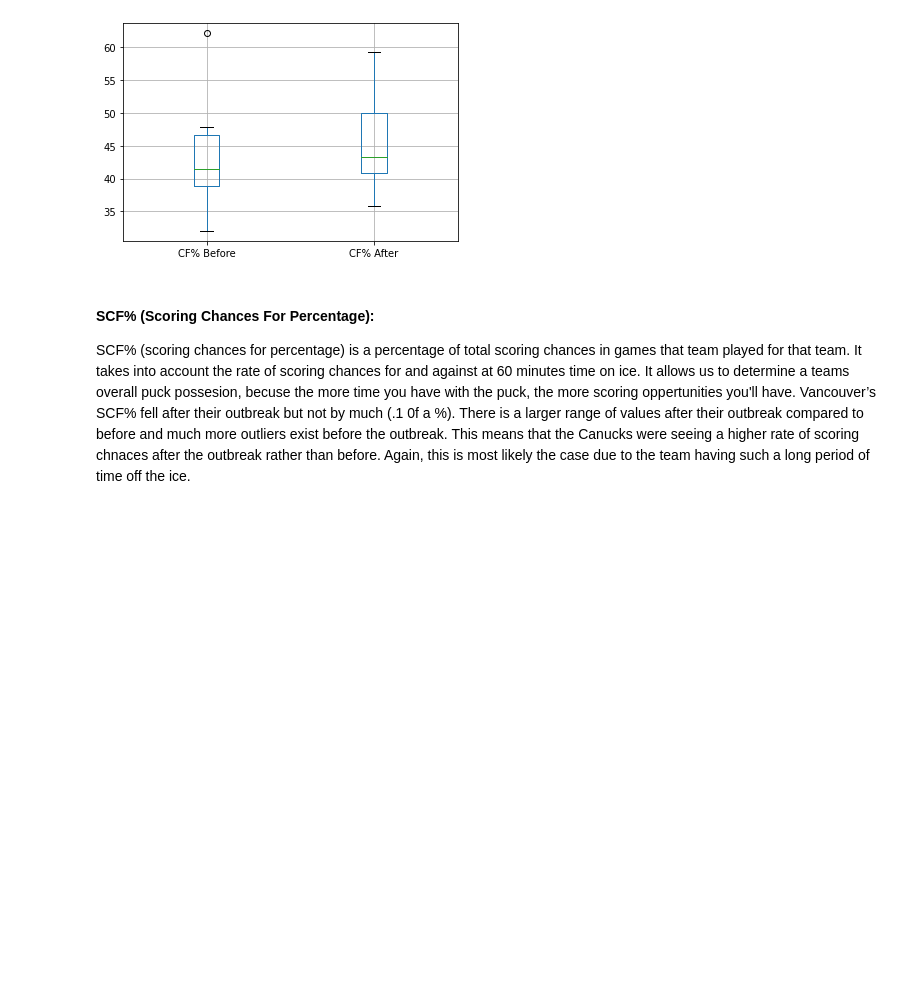
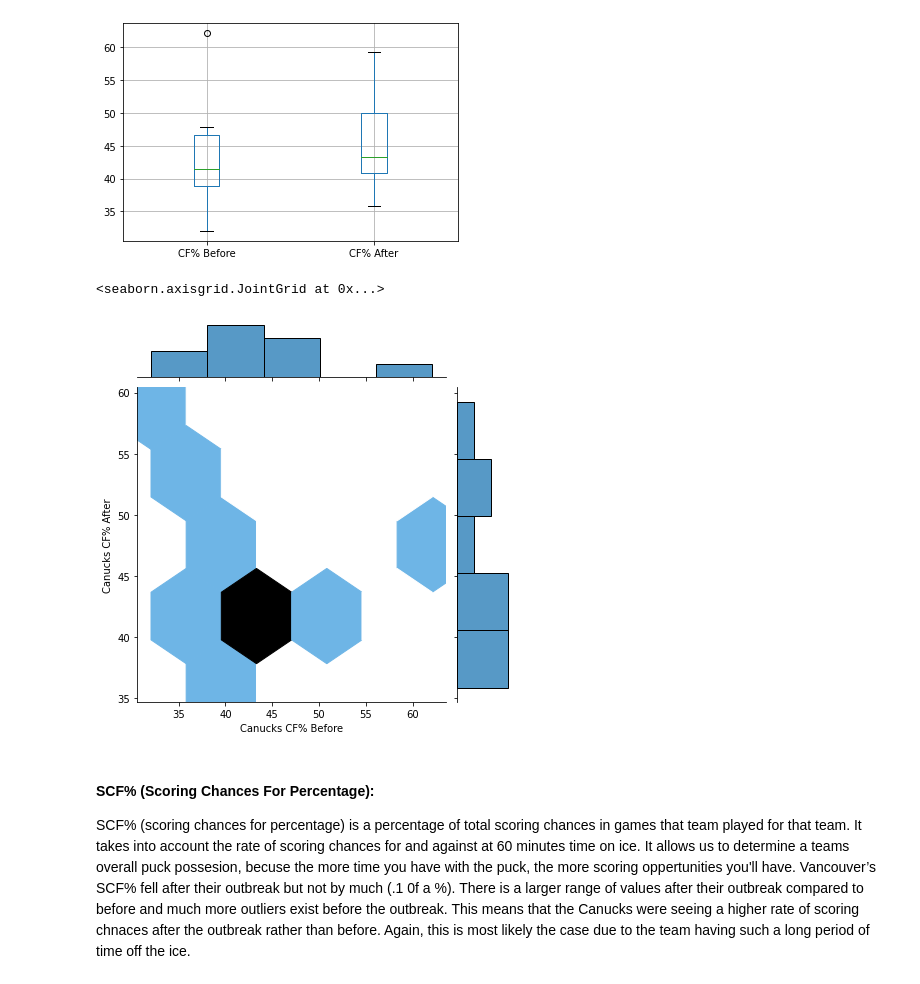
Before and after one commit to data301-2021-winter1/project-group23-project, a Jupyter notebook: notebooks/analysis1.ipynb, the cells around one changed output. Cells and saved outputs as stored; diff of their text form; code cells hidden in the pictures; blank space fills up the shorter version.

Commit message:
Added Graphs

```diff
--- a/notebooks/analysis1.ipynb
+++ b/notebooks/analysis1.ipynb
@@ -348,6 +323,11 @@ CanucksBandA.boxplot(['CF% Before','CF% After'])
 # %% [output]
 <AxesSubplot:>
 [figure]
+# %%
+sns.jointplot(data=FinalCovidDataFrame, x='Canucks CF% Before', y='Canucks CF% After', kind='hex')
+# %% [output]
+<seaborn.axisgrid.JointGrid at 0x...>
+[figure, added]
 # %% [markdown]
 #### SCF% (Scoring Chances For Percentage):
 SCF% (scoring chances for percentage)  is a percentage of total scoring chances in games that team played for that team. It takes into account the rate of scoring chances for and against at 60 minutes time on ice. It allows us to determine a teams overall puck possesion, becuse the more time you have with the puck, the more scoring oppertunities you'll have. Vancouver’s SCF% fell after their outbreak but not by much (.1 0f a %). There is a larger range of values after their outbreak compared to before and much more outliers exist before the outbreak. This means that the Canucks were seeing a higher rate of scoring chnaces after the outbreak rather than before. Again, this is most likely the case due to the team having such a long period of time off the ice.
```
Also changed, not shown: parts of 29 cells of this notebook, 1 other file.
